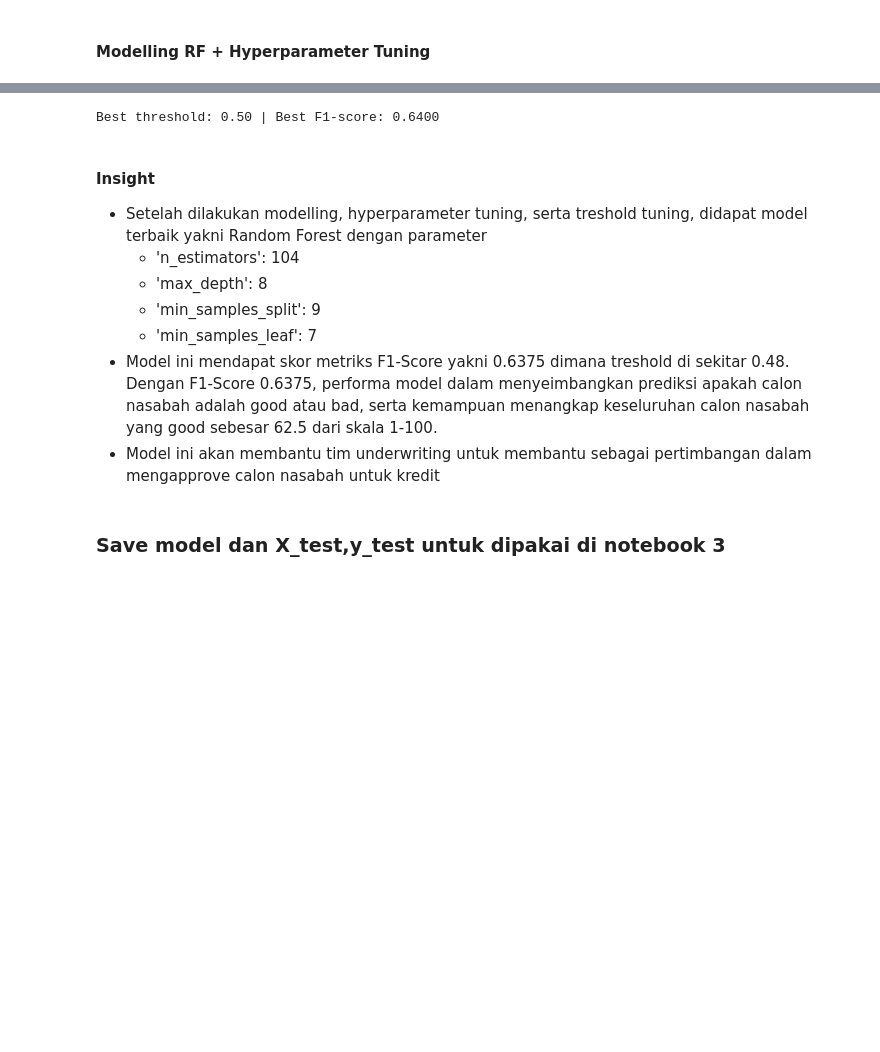
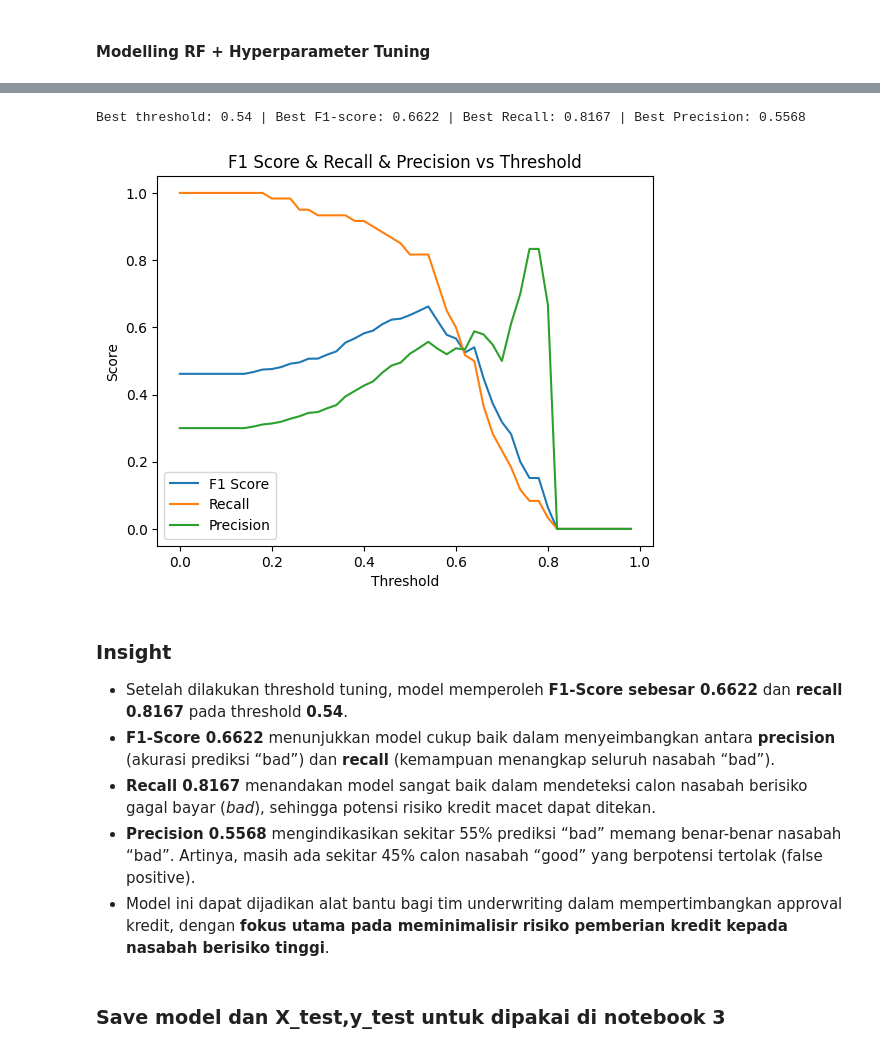
Before and after one commit to S4njuuu3291/german-credit-data, a Jupyter notebook: notebook/2-feature-engineering-modelling.ipynb, the cells around one changed output, grey strips where cells are left out. Drawn from its saved outputs; the diff is of its cells as text; code cells hidden in the pictures; blank space fills up the shorter version.

```diff
--- a/notebook/2-feature-engineering-modelling.ipynb
+++ b/notebook/2-feature-engineering-modelling.ipynb
@@ -315,28 +396,51 @@ weighted avg       0.78      0.73      0.74       200
 # %%
-thresholds = np.arange(0,100,0.02)
+import warnings
+from sklearn.exceptions import UndefinedMetricWarning
+warnings.filterwarnings("ignore", category=UserWarning)
+warnings.filterwarnings("ignore", category=UndefinedMetricWarning)
+thresholds = np.arange(0, 1, 0.02)
 f1_scores = []
+recall_scores = []
+precision_scores = []
 
-y_proba = model_Rf_tuned.predict_proba(X_test)[:,1]
+y_proba = model_Rf_tuned.predict_proba(X_test)[:, 1]
+
 for thr in thresholds:
-    y_pred_thr = (y_proba>=thr).astype('int')
-    scores = f1_score(y_pred_thr,y_test)
-    f1_scores.append(scores)
+    y_pred_thr = (y_proba >= thr).astype(int)
+    f1 = f1_score(y_test, y_pred_thr)
+    recall = recall_score(y_test, y_pred_thr)
+    precision = precision_score(y_test, y_pred_thr)
+    f1_scores.append(f1)
+    recall_scores.append(recall)
+    precision_scores.append(precision)
 
 best_idx = np.argmax(f1_scores)
 best_threshold = thresholds[best_idx]
 best_f1 = f1_scores[best_idx]
-print(f"Best threshold: {best_threshold:.2f} | Best F1-score: {best_f1:.4f}")
+best_recall = recall_scores[best_idx]
+best_precision = precision_scores[best_idx]
+
+print(f"Best threshold: {best_threshold:.2f} | Best F1-score: {best_f1:.4f} | Best Recall: {best_recall:.4f} | Best Precision: {best_precision:.4f}")
+
+plt.plot(thresholds, f1_scores, label='F1 Score')
+plt.plot(thresholds, recall_scores, label='Recall')
+plt.plot(thresholds, precision_scores, label='Precision')
+plt.xlabel('Threshold')
+plt.ylabel('Score')
+plt.title('F1 Score & Recall & Precision vs Threshold')
+plt.legend()
+plt.show()
 # %% [output]
-Best threshold: 0.50 | Best F1-score: 0.6400
+Best threshold: 0.54 | Best F1-score: 0.6622 | Best Recall: 0.8167 | Best Precision: 0.5568
+[figure, added]
 # %% [markdown]
-#### Insight
-- Setelah dilakukan modelling, hyperparameter tuning, serta treshold  tuning, didapat model terbaik yakni Random Forest dengan parameter
-    - 'n_estimators': 104
-    - 'max_depth': 8
-    - 'min_samples_split': 9
-    - 'min_samples_leaf': 7
-- Model ini mendapat skor metriks F1-Score yakni 0.6375 dimana treshold di sekitar 0.48. Dengan F1-Score 0.6375, performa model dalam menyeimbangkan prediksi apakah calon nasabah adalah good atau bad, serta kemampuan menangkap keseluruhan calon nasabah yang good sebesar 62.5 dari skala 1-100.
-- Model ini akan membantu tim underwriting untuk membantu sebagai pertimbangan dalam mengapprove calon nasabah untuk kredit
+### **Insight**
+
+* Setelah dilakukan threshold tuning, model memperoleh **F1-Score sebesar 0.6622** dan **recall 0.8167** pada threshold **0.54**.
+* **F1-Score 0.6622** menunjukkan model cukup baik dalam menyeimbangkan antara **precision** (akurasi prediksi “bad”) dan **recall** (kemampuan menangkap seluruh nasabah “bad”).
+* **Recall 0.8167** menandakan model sangat baik dalam mendeteksi calon nasabah berisiko gagal bayar (*bad*), sehingga potensi risiko kredit macet dapat ditekan.
+* **Precision 0.5568** mengindikasikan sekitar 55% prediksi “bad” memang benar-benar nasabah “bad”. Artinya, masih ada sekitar 45% calon nasabah “good” yang berpotensi tertolak (false positive).
+* Model ini dapat dijadikan alat bantu bagi tim underwriting dalam mempertimbangkan approval kredit, dengan **fokus utama pada meminimalisir risiko pemberian kredit kepada nasabah berisiko tinggi**.
 # %% [markdown]
 ### Save model dan X_test,y_test untuk dipakai di notebook 3
 # %%
```
Also changed, not shown: parts of 12 cells of this notebook, 5 other files.
